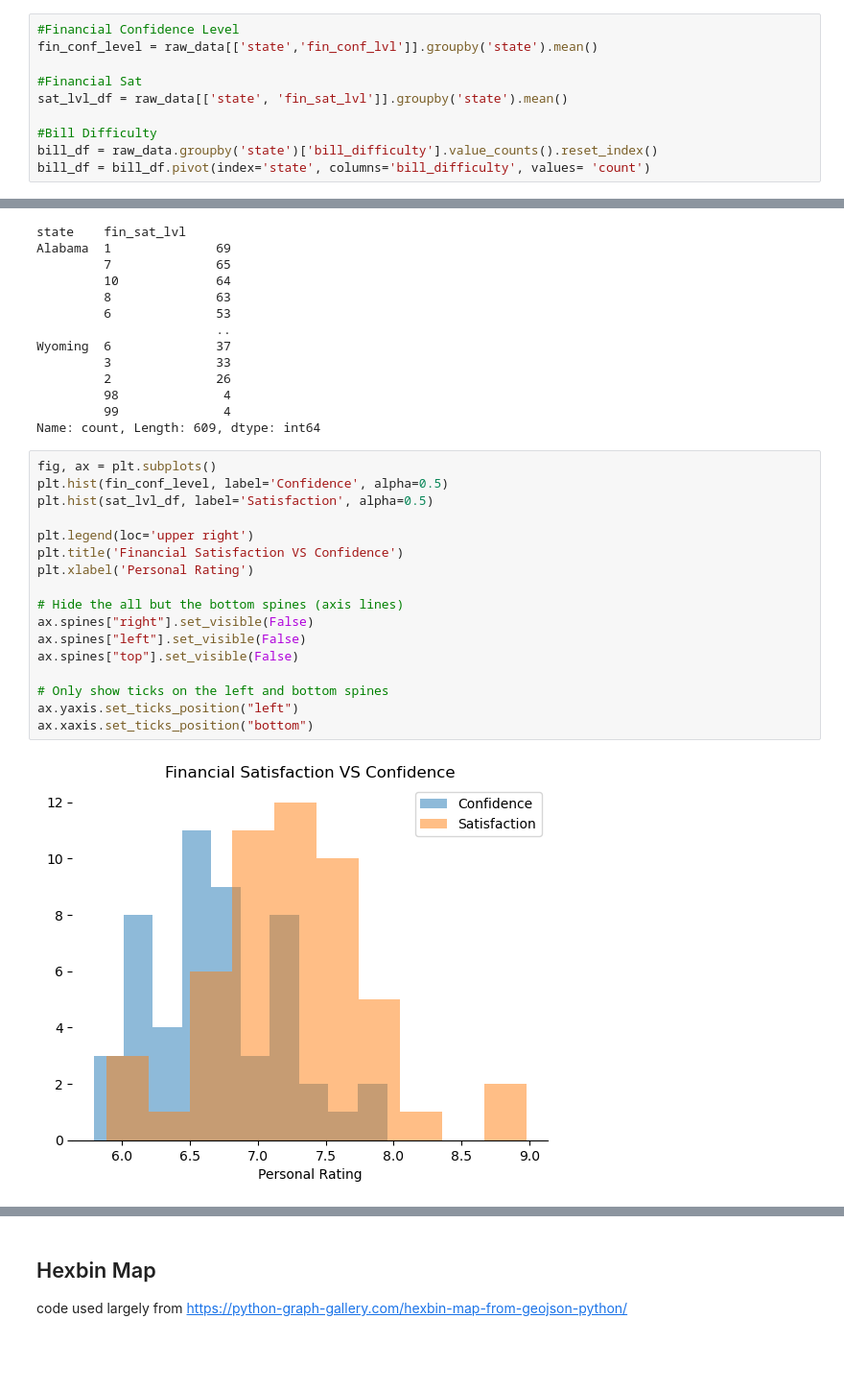
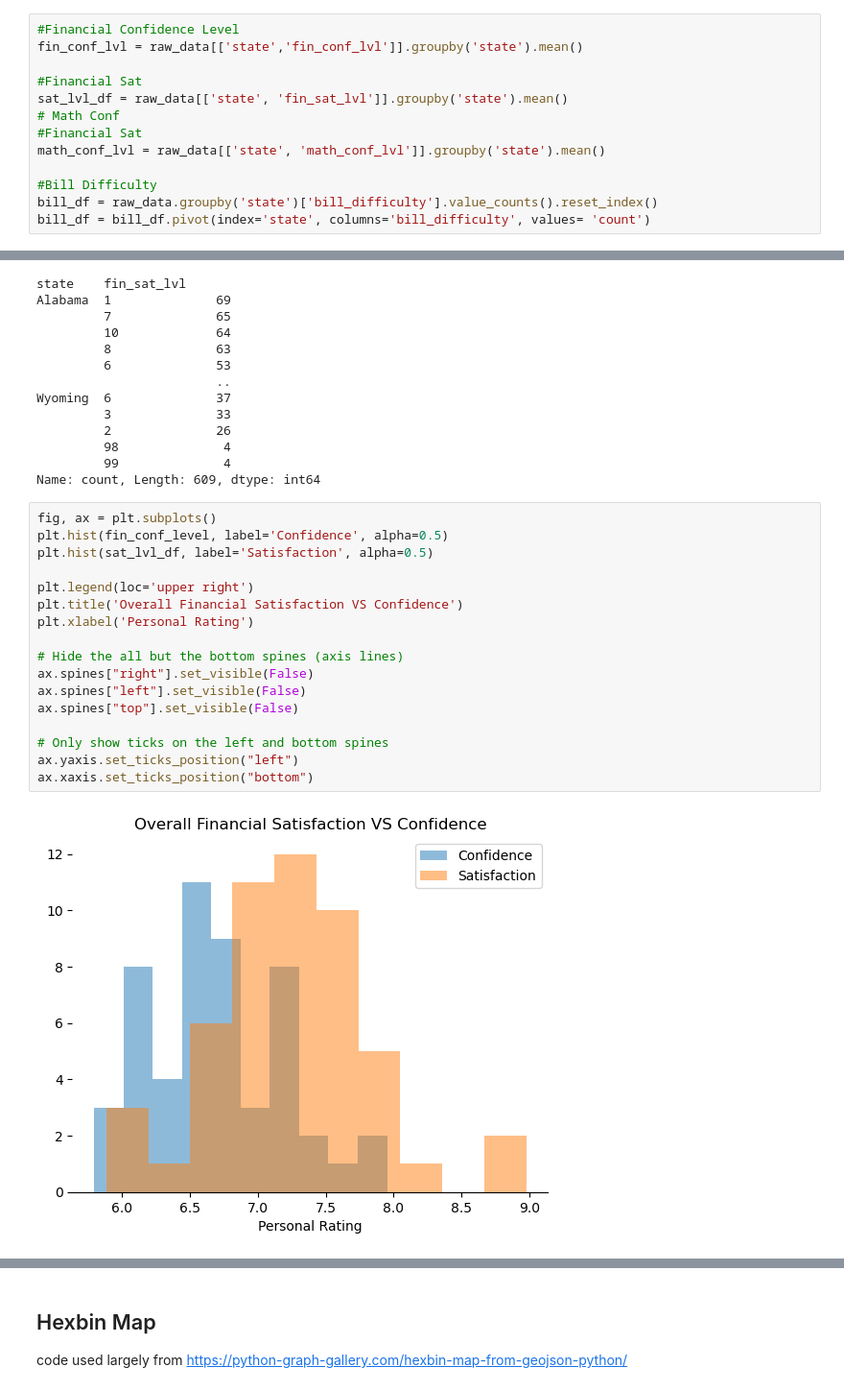
Before and after one commit to jhardin7612/financial_capability_study, a Jupyter notebook: notebooks/2021_visuals.ipynb, the cells around one changed output, grey strips where cells are left out. Shown at 96% size. Saved outputs shown, nothing was run; the diff lists cells and outputs as text; blank space fills up the shorter version.

```diff
--- a/notebooks/2021_visuals.ipynb
+++ b/notebooks/2021_visuals.ipynb
@@ -85,10 +85,13 @@ Text(0, 0.5, 'Total Count')
 [figure]
 # %%
 #Financial Confidence Level
-fin_conf_level = raw_data[['state','fin_conf_lvl']].groupby('state').mean()
+fin_conf_lvl = raw_data[['state','fin_conf_lvl']].groupby('state').mean()
 
 #Financial Sat
 sat_lvl_df = raw_data[['state', 'fin_sat_lvl']].groupby('state').mean()
+# Math Conf
+#Financial Sat
+math_conf_lvl = raw_data[['state', 'math_conf_lvl']].groupby('state').mean()
 
 #Bill Difficulty
 bill_df = raw_data.groupby('state')['bill_difficulty'].value_counts().reset_index()
@@ -112,19 +115,19 @@ Name: count, Length: 609, dtype: int64
 # %%
 fig, ax = plt.subplots()
 plt.hist(fin_conf_level, label='Confidence', alpha=0.5)
 plt.hist(sat_lvl_df, label='Satisfaction', alpha=0.5)
 
 plt.legend(loc='upper right')
-plt.title('Financial Satisfaction VS Confidence')
+plt.title('Overall Financial Satisfaction VS Confidence')
 plt.xlabel('Personal Rating')
 
 # Hide the all but the bottom spines (axis lines)
 ax.spines["right"].set_visible(False)
 ax.spines["left"].set_visible(False)
 ax.spines["top"].set_visible(False)
 
 # Only show ticks on the left and bottom spines
 ax.yaxis.set_ticks_position("left")
 ax.xaxis.set_ticks_position("bottom")
 # %% [output]
-[figure, old version]
+[figure, new version]
```
Also changed, not shown: parts of 2 cells of this notebook, 3 other files.
